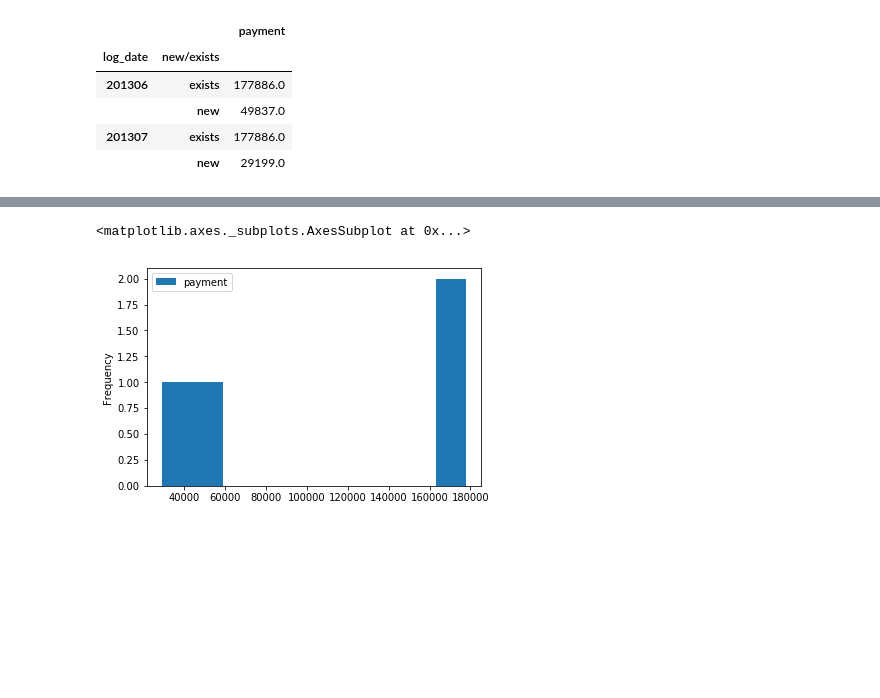
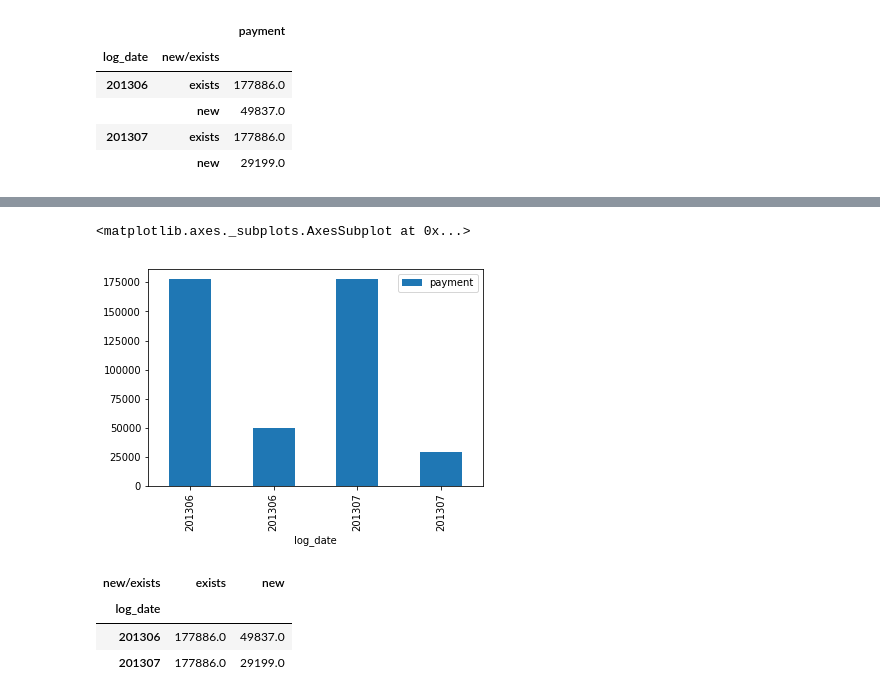
Before and after one commit to Aipakazuma/data_science, a Jupyter notebook: no.3.ipynb, the cells around one changed output, grey strips where cells are left out. Saved outputs shown, nothing was run; the diff lists cells and outputs as text; code cells hidden in the pictures; blank space fills up the shorter version.

```diff
--- a/no.3.ipynb
+++ b/no.3.ipynb
@@ -202,6 +211,7 @@ _payment_sum.groupby(['log_date', 'new/exists'])[['payment']].sum()
 # %%
 # plot
-_payment_sum.groupby(['log_date', 'new/exists'], as_index=False).sum().plot(kind='hist', y='payment', x='new/exists')
+# .sum().plot(kind='hist', stacked=True, y='payment', x='log_date')
+_payment_sum.groupby(['log_date', 'new/exists'], as_index=False).sum().plot(kind='bar', x='log_date', y='payment', stacked=True)
 # %% [output]
 <matplotlib.axes._subplots.AxesSubplot at 0x...>
-[figure, old version]
+[figure, new version]
@@ -207,0 +220,7 @@ _payment_sum.groupby(['log_date', 'new/exists'], as_index=False).sum().plot(kind
+# %%
+_payment_sum_pivot
+# %% [output]
+| new/exists | exists | new |
+| log_date |  |  |
+| 201306 | 177886.0 | 49837.0 |
+| 201307 | 177886.0 | 29199.0 |
```
Also changed, not shown: parts of 17 cells of this notebook.
